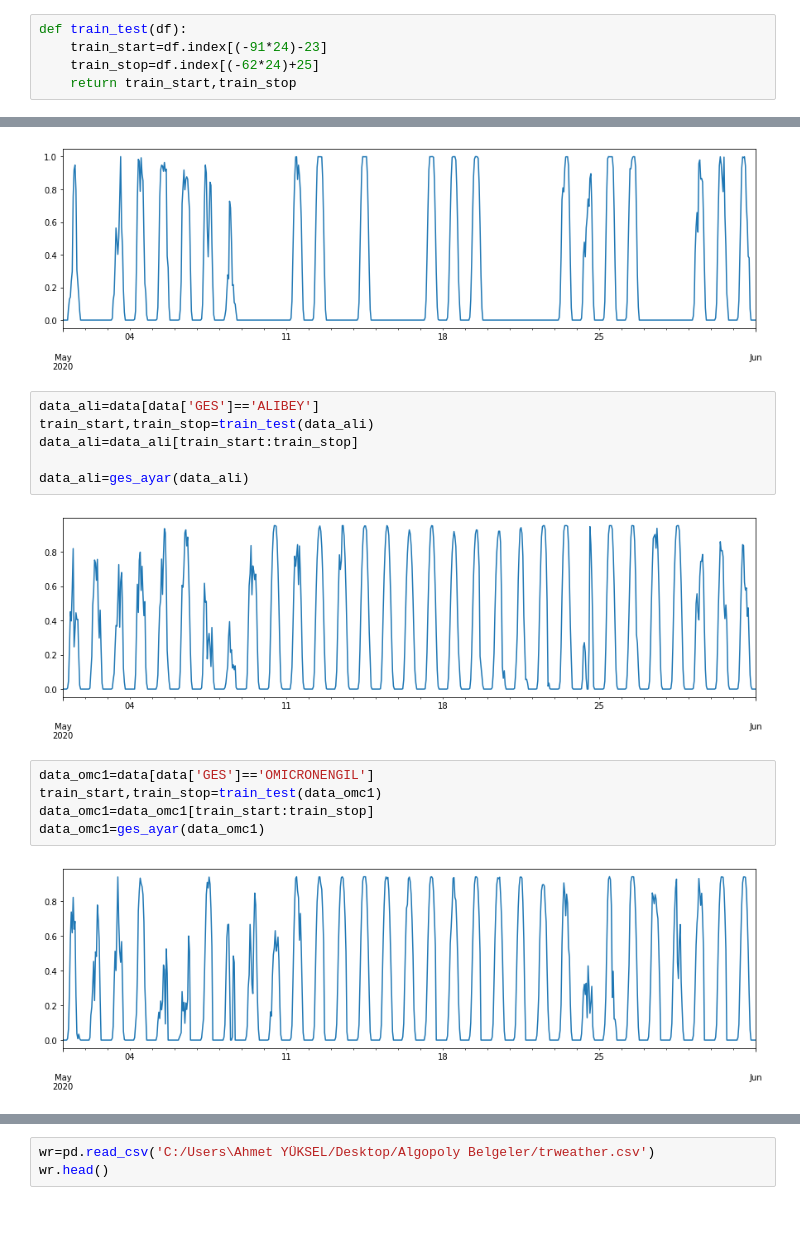
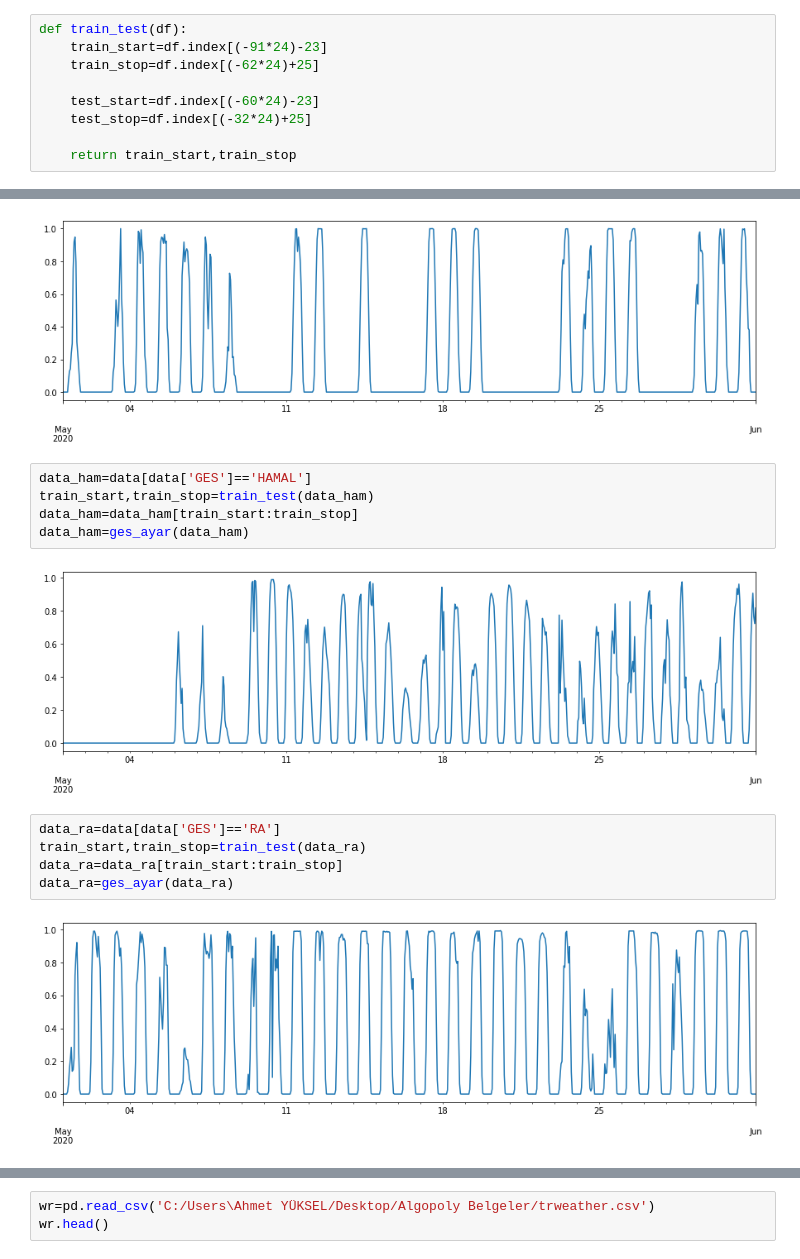
Before and after one commit to AhmetY21/GES, a Jupyter notebook: Güneş Üretim Vs Hava Durumu.ipynb, the cells around one changed output, grey strips where cells are left out. Cells and saved outputs as stored; diff of their text form; blank space fills up the shorter version.

```diff
--- a/Güneş Üretim Vs Hava Durumu.ipynb
+++ b/Güneş Üretim Vs Hava Durumu.ipynb
@@ -81,4 +81,8 @@ Filtered : https://www.enerjiatlasi.com/ges-yarisma.html
 def train_test(df):
     train_start=df.index[(-91*24)-23]
     train_stop=df.index[(-62*24)+25]
+
+    test_start=df.index[(-60*24)-23]
+    test_stop=df.index[(-32*24)+25]
+
     return train_start,train_stop
@@ -101,18 +148,17 @@ data_aft=ges_ayar(data_aft)
 # %% [output]
 [figure]
 # %%
-data_ali=data[data['GES']=='ALIBEY']
-train_start,train_stop=train_test(data_ali)
-data_ali=data_ali[train_start:train_stop]
-
-data_ali=ges_ayar(data_ali)
+data_ham=data[data['GES']=='HAMAL']
+train_start,train_stop=train_test(data_ham)
+data_ham=data_ham[train_start:train_stop]
+data_ham=ges_ayar(data_ham)
 # %% [output]
-[figure, old version]
+[figure, new version]
 # %%
-data_omc1=data[data['GES']=='OMICRONENGIL']
-train_start,train_stop=train_test(data_omc1)
-data_omc1=data_omc1[train_start:train_stop]
-data_omc1=ges_ayar(data_omc1)
+data_ra=data[data['GES']=='RA']
+train_start,train_stop=train_test(data_ra)
+data_ra=data_ra[train_start:train_stop]
+data_ra=ges_ayar(data_ra)
 # %% [output]
-[figure, old version]
+[figure, new version]
 # %%
```
Also changed, not shown: parts of 35 cells of this notebook.
